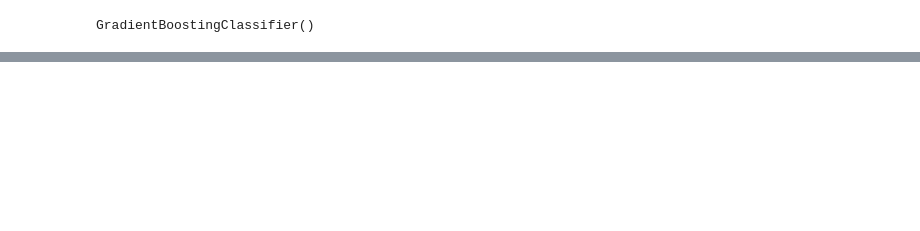
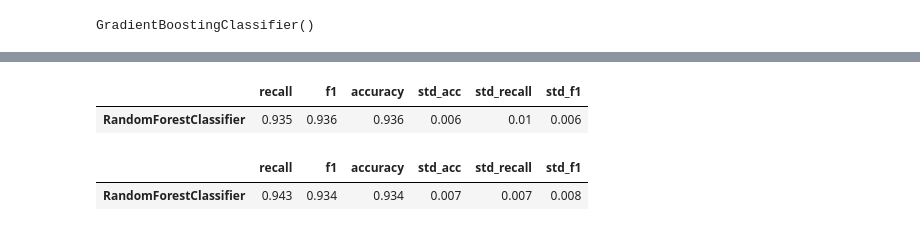
Before and after one commit to atlantico-academy/fake-news-rating, a Jupyter notebook: notebooks/03-comparative_analysis.ipynb, the cells around one changed output, grey strips where cells are left out. Cells and saved outputs as stored; diff of their text form; code cells hidden in the pictures; blank space fills up the shorter version.

```diff
--- a/notebooks/03-comparative_analysis.ipynb
+++ b/notebooks/03-comparative_analysis.ipynb
@@ -218,0 +255,5 @@ resultado
+# %%
+inicio = time.time()
+bayesSearch.fit(x_train,y_train)
+fim = time.time()
+print(fim - inicio)
@@ -218,0 +279,4 @@ resultado
+# %%
+best_model_randomFlorest = RandomForestClassifier(**bayesSearch.best_params_)
+# %%
+best_model_randomFlorest.fit(x_train,y_train)
@@ -218,0 +286,2 @@ resultado
+# %%
+df_result = cross_score(x_test,y_test,best_model_randomFlorest,best_model_randomFlorest.__class__.__name__,scorer)
@@ -218,0 +306,10 @@ resultado
+# %%
+df_result
+# %% [output]
+|  | recall | f1 | accuracy | std_acc | std_recall | std_f1 |
+| RandomForestClassifier | 0.935 | 0.936 | 0.936 | 0.006 | 0.01 | 0.006 |
+# %%
+resultado.head(1)
+# %% [output]
+|  | recall | f1 | accuracy | std_acc | std_recall | std_f1 |
+| RandomForestClassifier | 0.943 | 0.934 | 0.934 | 0.007 | 0.007 | 0.008 |
```
Also changed, not shown: parts of 26 cells of this notebook, 2 other files.
